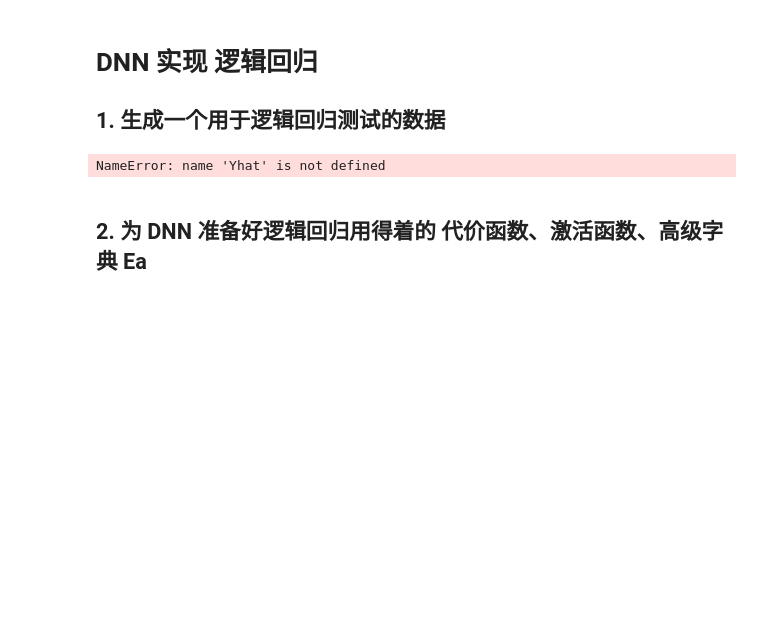
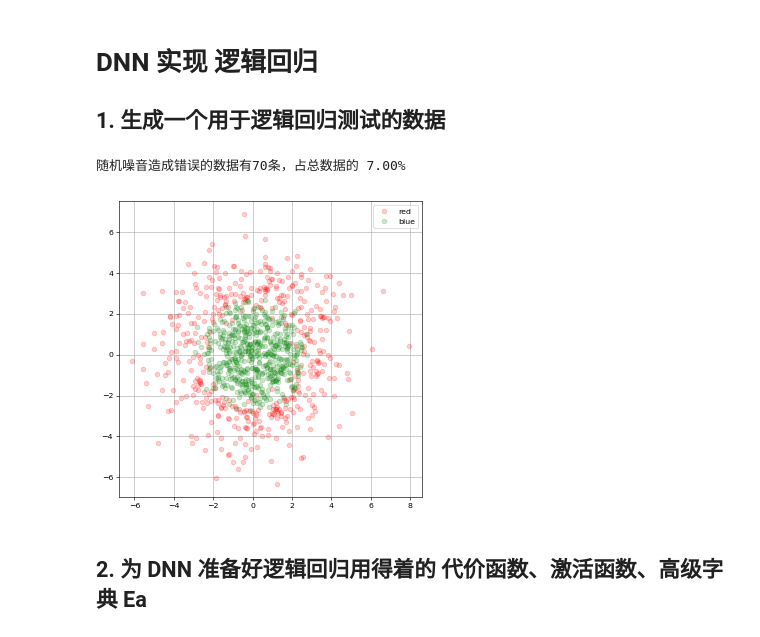
Before and after one commit to sijiuduan/DNN, a Jupyter notebook: notebooks/DNN 实现 逻辑回归.ipynb, the cells around one changed output. Drawn from its saved outputs; the diff is of its cells as text; code cells hidden in the pictures; blank space fills up the shorter version.

```diff
--- a/notebooks/DNN 实现 逻辑回归.ipynb
+++ b/notebooks/DNN 实现 逻辑回归.ipynb
@@ -13,36 +13,37 @@ def tf_data(m=1000):
     R = np.linalg.norm(X,ord=2,axis=0).reshape(1,m)
     oY = np.int32(np.array(R < 2.5))
     np.random.seed(2)
 #   增加一个噪音
     noise = .3 * np.random.normal(size=R.shape)
     R = R + noise
 #   二值化输出
     Y = np.int32(np.array(R < 2.5))
 
-    result = np.int32(Y^Yhat)
-    print("随机造成错误的数据有%d条，占总数据的 %.2f%%" % (np.sum(result), 100*np.sum(result)/m))
+    result = np.int32(Y^oY)
+    print("随机噪音造成错误的数据有%d条，占总数据的 %.2f%%" % (np.sum(result), 100*np.sum(result)/m))
 
 #   合并输入输出数据 （学会用 np.r_[...] 和 np.c_[...])
     X = np.r_[X,Y]
     return X
 
 def plot_tf(tf,alpha=0.2):
     f = tf[:,tf[-1,:]==0]
     t = tf[:,tf[-1,:]==1]
 
     plt.figure(figsize=(7,7),dpi=56)
     plt.grid(True)
     plt.plot(f[0], f[1], 'ro', alpha=alpha, label='red')
     plt.plot(t[0], t[1], 'go', alpha=alpha, label='blue')
     plt.legend()
     plt.show()
 
 tf = tf_data()
 plot_tf(tf)
 X = tf[:-1]
 Y = tf[-1:]
 # %% [output]
-NameError: name 'Yhat' is not defined
+随机噪音造成错误的数据有70条，占总数据的 7.00%
+[figure, added]
 # %% [markdown]
 ## 2. 为 DNN 准备好逻辑回归用得着的  代价函数、激活函数、高级字典 Ea
 # %%
```
